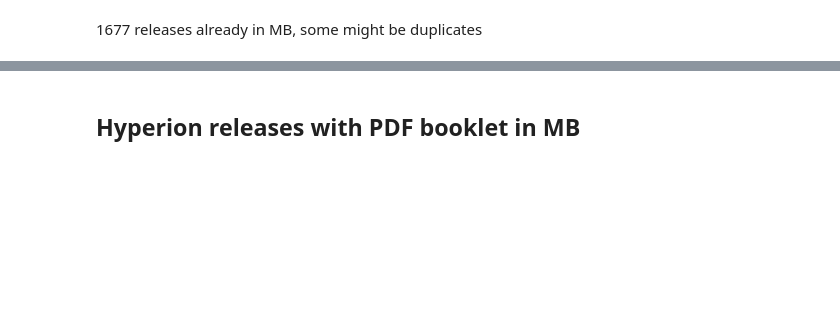
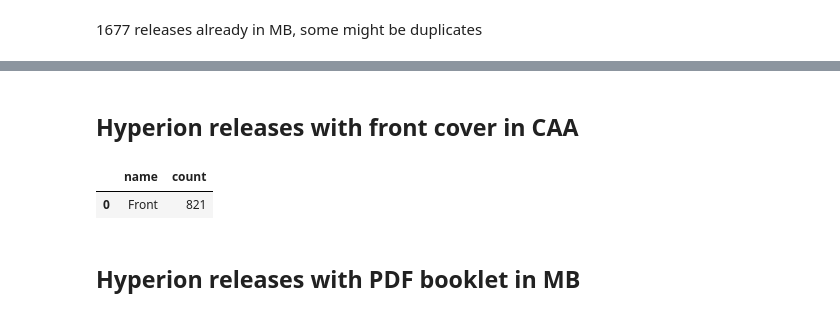
Before and after one commit to loujine/musicbrainz-dataviz, a Jupyter notebook: 18-hyperion.ipynb, the cells around one changed output, grey strips where cells are left out. Drawn from its saved outputs; the diff is of its cells as text; code cells hidden in the pictures; blank space fills up the shorter version.

```diff
--- a/18-hyperion.ipynb
+++ b/18-hyperion.ipynb
@@ -154,3 +179,24 @@ mb_releases.shape
+# %% [markdown]
+## Hyperion releases with front cover in CAA
+# %%
+mb_releases_with_front = sql("""
+SELECT
+    at.name,
+    COUNT(r.gid)
+  FROM release_label AS rl
+  JOIN release       AS r  ON rl.release = r.id
+  JOIN label               ON rl.label = label.id
+  JOIN cover_art_archive.cover_art      AS cova  ON cova.release = r.id
+  JOIN cover_art_archive.cover_art_type AS covat ON covat.id = cova.id
+  JOIN cover_art_archive.art_type       AS at    ON covat.type_id = at.id
+ WHERE label.id IN (388, 22708, 16197)
+   AND at.name = 'Front'
+ GROUP BY at.name;
+""")
+mb_releases_with_front
+# %% [output]
+|  | name | count |
+| 0 | Front | 821 |
 # %% [markdown]
 ## Hyperion releases with PDF booklet in MB
 # %%
```
Also changed, not shown: parts of 13 cells of this notebook, 2 other files.
